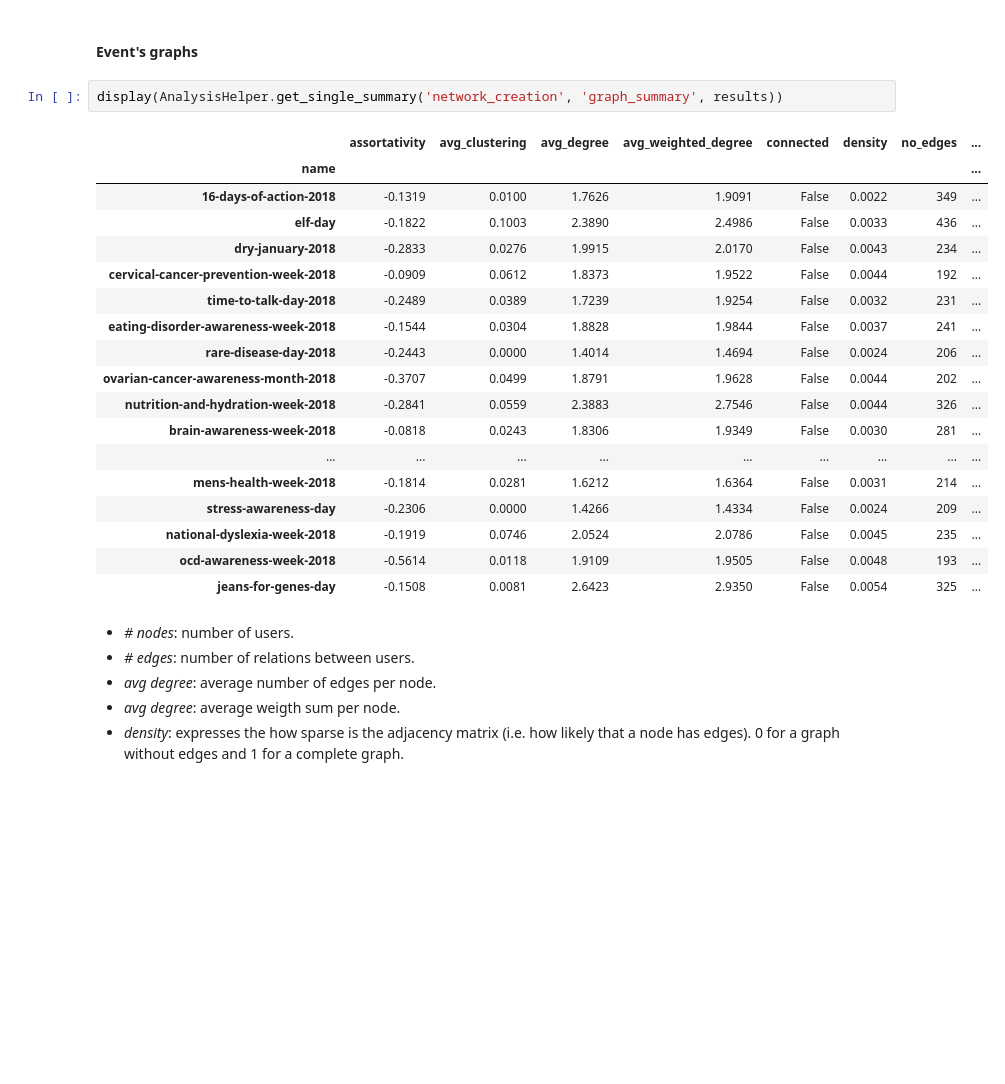
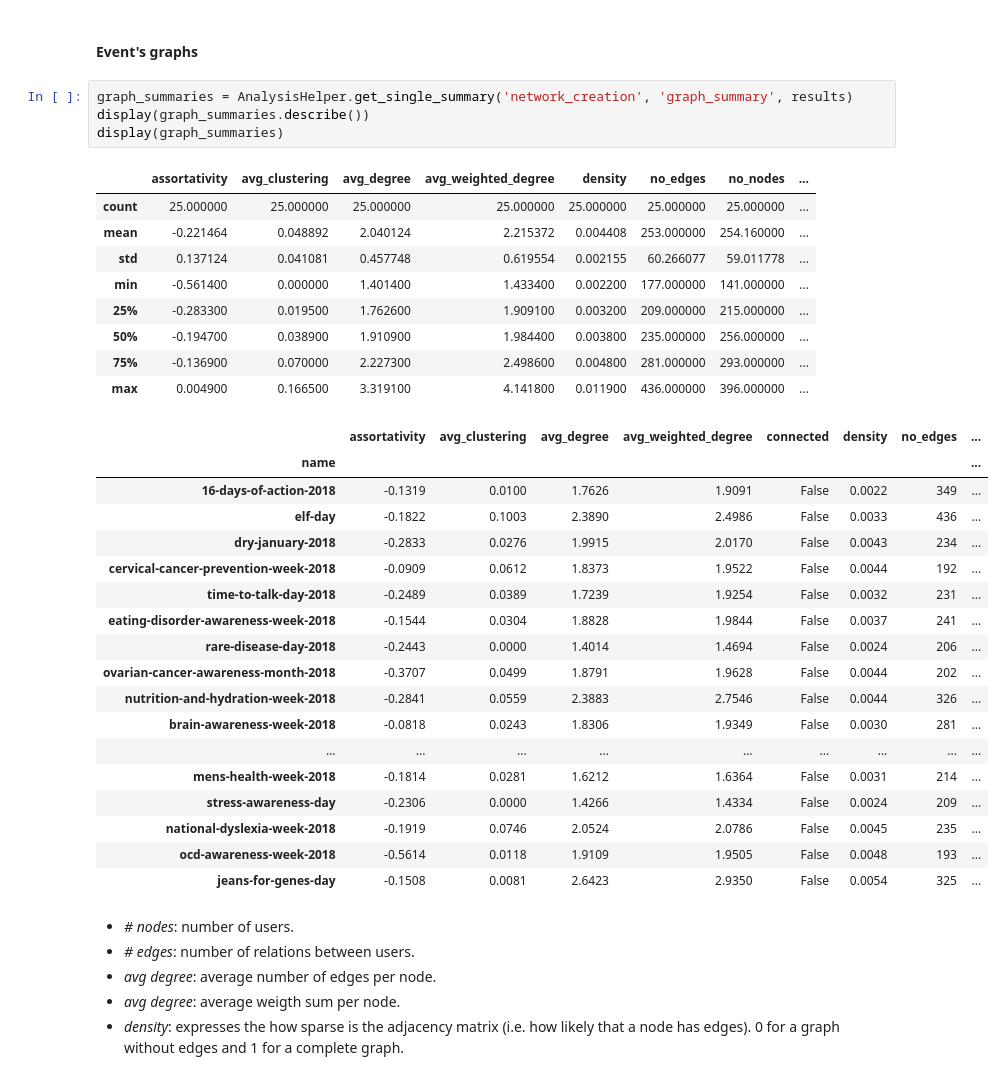
Before and after one commit to flaprimo/twitter-network-analysis, a Jupyter notebook: analysis.ipynb, the cells around one changed output. Cells and saved outputs as stored; diff of their text form; blank space fills up the shorter version.

Commit message:
improved shared nodes section, added summaries for tables

```diff
--- a/analysis.ipynb
+++ b/analysis.ipynb
@@ -68,26 +68,37 @@ display(AnalysisHelper.get_single_summary('event_detection', 'event', results))
 # %% [markdown]
 #### Event's graphs
 # %%
-display(AnalysisHelper.get_single_summary('network_creation', 'graph_summary', results))
+graph_summaries = AnalysisHelper.get_single_summary('network_creation', 'graph_summary', results)
+display(graph_summaries.describe())
+display(graph_summaries)
 # %% [output]
-|  | assortativity | avg_clustering | avg_degree | avg_weighted_degree | connected | density | no_edges | ... |
-| name |  |  |  |  |  |  |  | ... |
-| 16-days-of-action-2018 | -0.1319 | 0.0100 | 1.7626 | 1.9091 | False | 0.0022 | 349 | ... |
-| elf-day | -0.1822 | 0.1003 | 2.3890 | 2.4986 | False | 0.0033 | 436 | ... |
-| dry-january-2018 | -0.2833 | 0.0276 | 1.9915 | 2.0170 | False | 0.0043 | 234 | ... |
-| cervical-cancer-prevention-week-2018 | -0.0909 | 0.0612 | 1.8373 | 1.9522 | False | 0.0044 | 192 | ... |
-| time-to-talk-day-2018 | -0.2489 | 0.0389 | 1.7239 | 1.9254 | False | 0.0032 | 231 | ... |
-| eating-disorder-awareness-week-2018 | -0.1544 | 0.0304 | 1.8828 | 1.9844 | False | 0.0037 | 241 | ... |
-| rare-disease-day-2018 | -0.2443 | 0.0000 | 1.4014 | 1.4694 | False | 0.0024 | 206 | ... |
-| ovarian-cancer-awareness-month-2018 | -0.3707 | 0.0499 | 1.8791 | 1.9628 | False | 0.0044 | 202 | ... |
-| nutrition-and-hydration-week-2018 | -0.2841 | 0.0559 | 2.3883 | 2.7546 | False | 0.0044 | 326 | ... |
-| brain-awareness-week-2018 | -0.0818 | 0.0243 | 1.8306 | 1.9349 | False | 0.0030 | 281 | ... |
-| ... | ... | ... | ... | ... | ... | ... | ... | ... |
-| mens-health-week-2018 | -0.1814 | 0.0281 | 1.6212 | 1.6364 | False | 0.0031 | 214 | ... |
-| stress-awareness-day | -0.2306 | 0.0000 | 1.4266 | 1.4334 | False | 0.0024 | 209 | ... |
-| national-dyslexia-week-2018 | -0.1919 | 0.0746 | 2.0524 | 2.0786 | False | 0.0045 | 235 | ... |
-| ocd-awareness-week-2018 | -0.5614 | 0.0118 | 1.9109 | 1.9505 | False | 0.0048 | 193 | ... |
-| jeans-for-genes-day | -0.1508 | 0.0081 | 2.6423 | 2.9350 | False | 0.0054 | 325 | ... |
+|  | assortativity | avg_clustering | avg_degree | avg_weighted_degree | density | no_edges | no_nodes | ... |
+| count | 25.000000 | 25.000000 | 25.000000 | 25.000000 | 25.000000 | 25.000000 | 25.000000 | ... |
+| mean | -0.221464 | 0.048892 | 2.040124 | 2.215372 | 0.004408 | 253.000000 | 254.160000 | ... |
+| std | 0.137124 | 0.041081 | 0.457748 | 0.619554 | 0.002155 | 60.266077 | 59.011778 | ... |
+| min | -0.561400 | 0.000000 | 1.401400 | 1.433400 | 0.002200 | 177.000000 | 141.000000 | ... |
+| 25% | -0.283300 | 0.019500 | 1.762600 | 1.909100 | 0.003200 | 209.000000 | 215.000000 | ... |
+| 50% | -0.194700 | 0.038900 | 1.910900 | 1.984400 | 0.003800 | 235.000000 | 256.000000 | ... |
+| 75% | -0.136900 | 0.070000 | 2.227300 | 2.498600 | 0.004800 | 281.000000 | 293.000000 | ... |
+| max | 0.004900 | 0.166500 | 3.319100 | 4.141800 | 0.011900 | 436.000000 | 396.000000 | ... |
+|  | assortativity | avg_clustering | avg_degree | avg_weighted_degree | connected | density | no_edges | ... |
+| name |  |  |  |  |  |  |  | ... |
+| 16-days-of-action-2018 | -0.1319 | 0.0100 | 1.7626 | 1.9091 | False | 0.0022 | 349 | ... |
+| elf-day | -0.1822 | 0.1003 | 2.3890 | 2.4986 | False | 0.0033 | 436 | ... |
+| dry-january-2018 | -0.2833 | 0.0276 | 1.9915 | 2.0170 | False | 0.0043 | 234 | ... |
+| cervical-cancer-prevention-week-2018 | -0.0909 | 0.0612 | 1.8373 | 1.9522 | False | 0.0044 | 192 | ... |
+| time-to-talk-day-2018 | -0.2489 | 0.0389 | 1.7239 | 1.9254 | False | 0.0032 | 231 | ... |
+| eating-disorder-awareness-week-2018 | -0.1544 | 0.0304 | 1.8828 | 1.9844 | False | 0.0037 | 241 | ... |
+| rare-disease-day-2018 | -0.2443 | 0.0000 | 1.4014 | 1.4694 | False | 0.0024 | 206 | ... |
+| ovarian-cancer-awareness-month-2018 | -0.3707 | 0.0499 | 1.8791 | 1.9628 | False | 0.0044 | 202 | ... |
+| nutrition-and-hydration-week-2018 | -0.2841 | 0.0559 | 2.3883 | 2.7546 | False | 0.0044 | 326 | ... |
+| brain-awareness-week-2018 | -0.0818 | 0.0243 | 1.8306 | 1.9349 | False | 0.0030 | 281 | ... |
+| ... | ... | ... | ... | ... | ... | ... | ... | ... |
+| mens-health-week-2018 | -0.1814 | 0.0281 | 1.6212 | 1.6364 | False | 0.0031 | 214 | ... |
+| stress-awareness-day | -0.2306 | 0.0000 | 1.4266 | 1.4334 | False | 0.0024 | 209 | ... |
+| national-dyslexia-week-2018 | -0.1919 | 0.0746 | 2.0524 | 2.0786 | False | 0.0045 | 235 | ... |
+| ocd-awareness-week-2018 | -0.5614 | 0.0118 | 1.9109 | 1.9505 | False | 0.0048 | 193 | ... |
+| jeans-for-genes-day | -0.1508 | 0.0081 | 2.6423 | 2.9350 | False | 0.0054 | 325 | ... |
 # %% [markdown]
 * *# nodes*: number of users.
 * *# edges*: number of relations between users.
```
Also changed, not shown: parts of 8 cells of this notebook, 1 other file.
